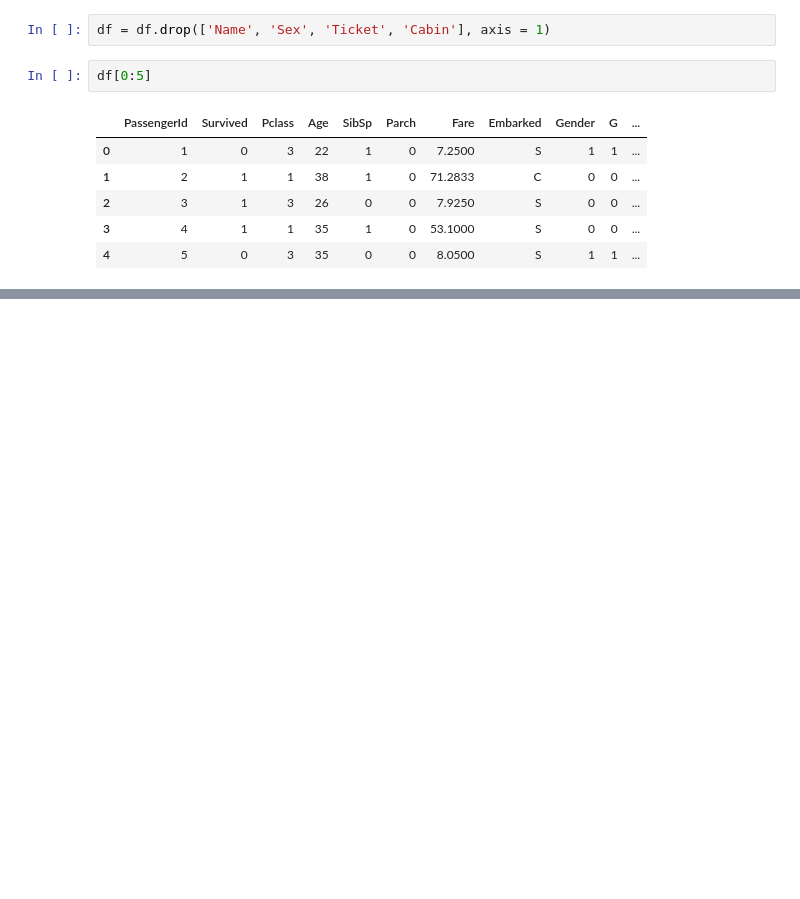
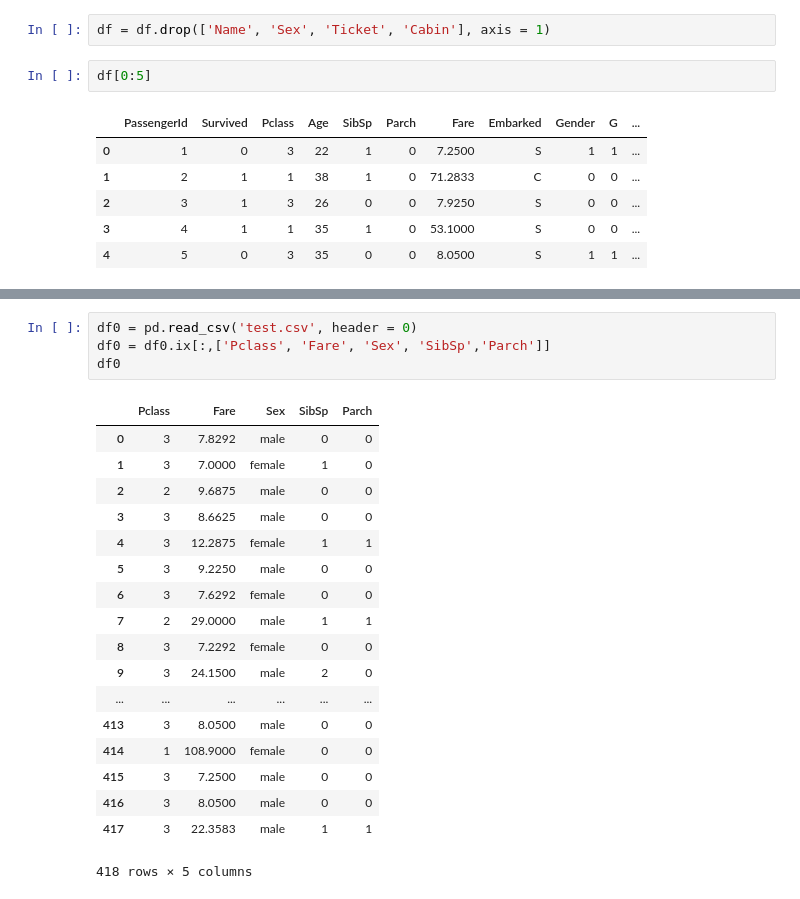
Before and after one commit to xign/Learn_Python, a Jupyter notebook: kaggle/Titanic/Py.ipynb, the cells around one changed output, grey strips where cells are left out. Cells and saved outputs as stored; diff of their text form; blank space fills up the shorter version.

```diff
--- a/kaggle/Titanic/Py.ipynb
+++ b/kaggle/Titanic/Py.ipynb
@@ -448,0 +555,23 @@ array([['1', '0', '3', ..., '7.25', '', 'S'],
+# %%
+df0 = pd.read_csv('test.csv', header = 0)
+df0 = df0.ix[:,['Pclass', 'Fare', 'Sex', 'SibSp','Parch']]
+df0
+# %% [output]
+|  | Pclass | Fare | Sex | SibSp | Parch |
+| 0 | 3 | 7.8292 | male | 0 | 0 |
+| 1 | 3 | 7.0000 | female | 1 | 0 |
+| 2 | 2 | 9.6875 | male | 0 | 0 |
+| 3 | 3 | 8.6625 | male | 0 | 0 |
+| 4 | 3 | 12.2875 | female | 1 | 1 |
+| 5 | 3 | 9.2250 | male | 0 | 0 |
+| 6 | 3 | 7.6292 | female | 0 | 0 |
+| 7 | 2 | 29.0000 | male | 1 | 1 |
+| 8 | 3 | 7.2292 | female | 0 | 0 |
+| 9 | 3 | 24.1500 | male | 2 | 0 |
+| ... | ... | ... | ... | ... | ... |
+| 413 | 3 | 8.0500 | male | 0 | 0 |
+| 414 | 1 | 108.9000 | female | 0 | 0 |
+| 415 | 3 | 7.2500 | male | 0 | 0 |
+| 416 | 3 | 8.0500 | male | 0 | 0 |
+| 417 | 3 | 22.3583 | male | 1 | 1 |
+418 rows × 5 columns
```
Also changed, not shown: parts of 22 cells of this notebook, 17 other files.
